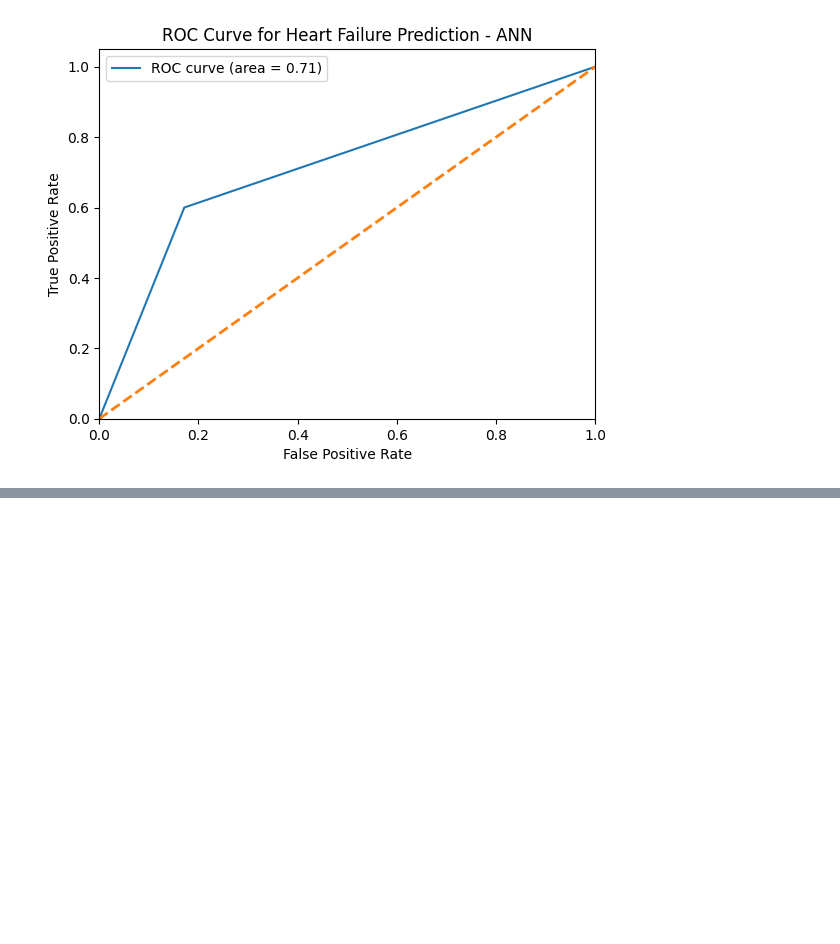
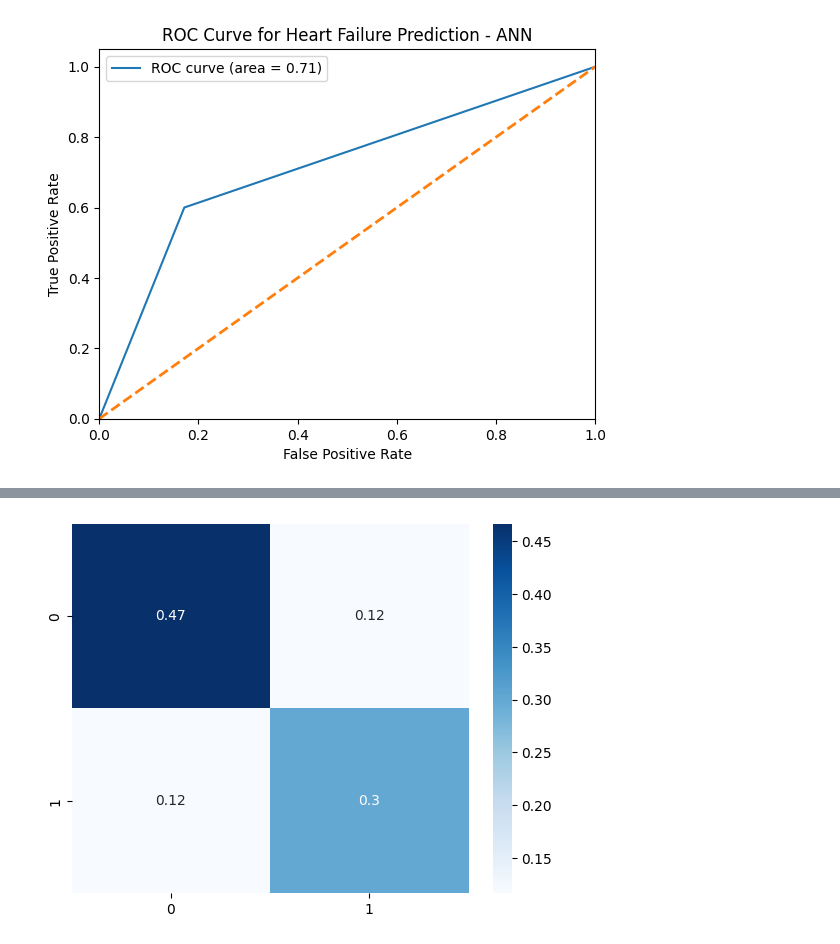
Before and after one commit to koitran14/Heart-Failure-Prediction, a Jupyter notebook: Heart_Failure_Prediction.ipynb, the cells around one changed output, grey strips where cells are left out. Saved outputs shown, nothing was run; the diff lists cells and outputs as text; code cells hidden in the pictures; blank space fills up the shorter version.

```diff
--- a/Heart_Failure_Prediction.ipynb
+++ b/Heart_Failure_Prediction.ipynb
@@ -713,0 +836,9 @@ plt.show()
+# %%
+y_pred = model.predict(X_test)
+y_pred_binary = np.round(y_pred).astype(int)
+
+print('\nClassification Report:')
+print(classification_report(y_test, y_pred_binary))
+
+print('\nROC AUC Score:')
+roc_auc_score(y_test, y_pred_binary)
@@ -713,0 +887,7 @@ plt.show()
+# %%
+conf_matrix = confusion_matrix(y_test, y_pred_binary)
+
+sns.heatmap(conf_matrix/np.sum(conf_matrix), annot=True, cmap='Blues')
+plt.show()
+# %% [output]
+[figure, added]
```
Also changed, not shown: parts of 12 cells of this notebook.
